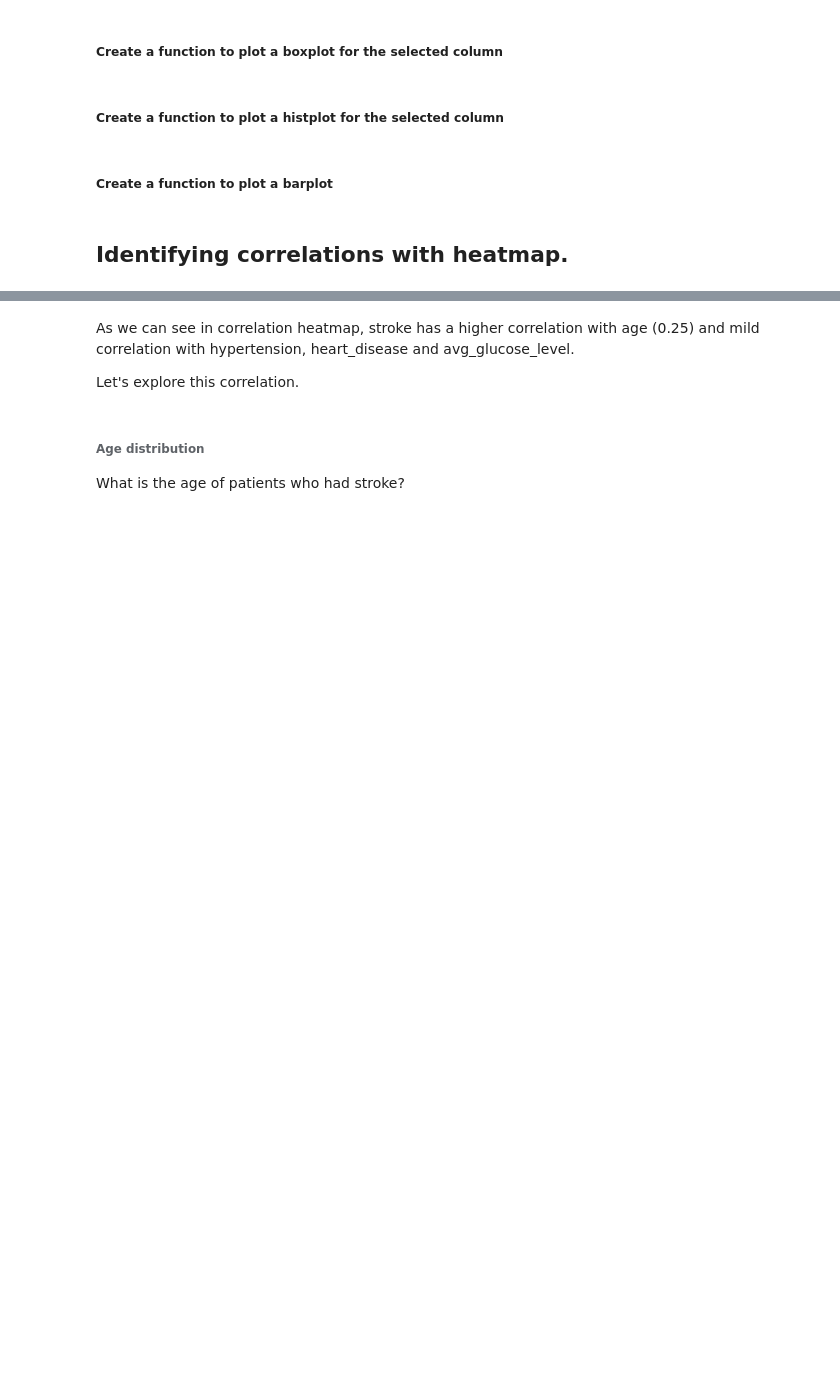
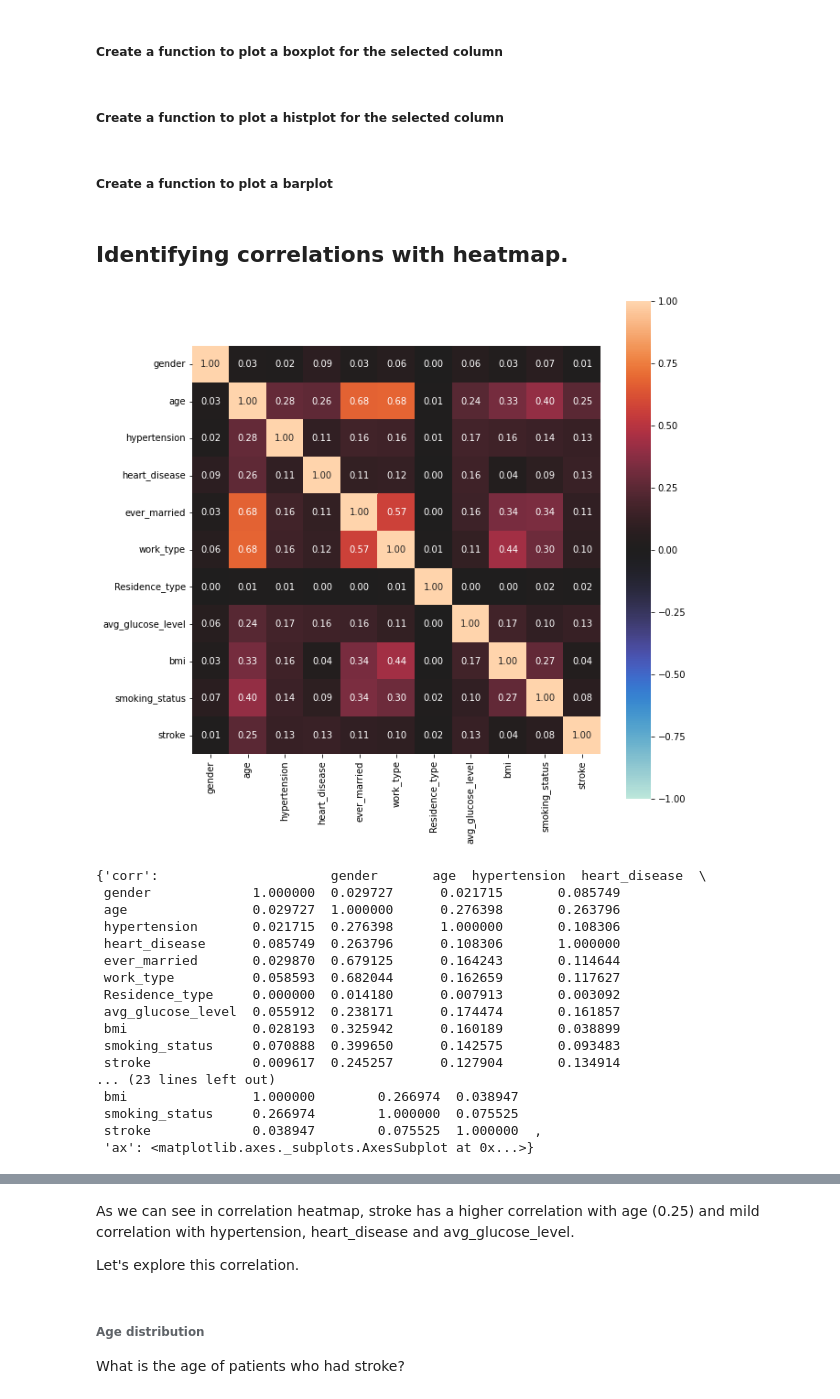
Before and after one commit to MileneCV/Stroke_Prediction_project, a Jupyter notebook: stroke_prediction_part4.ipynb, the cells around one changed output, grey strips where cells are left out. Drawn from its saved outputs; the diff is of its cells as text; code cells hidden in the pictures; blank space fills up the shorter version.

```diff
--- a/stroke_prediction_part4.ipynb
+++ b/stroke_prediction_part4.ipynb
@@ -683,6 +707,28 @@ def plot_bar(df1,df2,x):
     plt.show()
 # %% [markdown]
 ## Identifying correlations with heatmap.
+# %%
+# Explore correlations
+associations(df_copy, figsize=(10,10))
+# %% [output]
+[figure, added]
+{'corr':                      gender       age  hypertension  heart_disease  \
+ gender             1.000000  0.029727      0.021715       0.085749
+ age                0.029727  1.000000      0.276398       0.263796
+ hypertension       0.021715  0.276398      1.000000       0.108306
+ heart_disease      0.085749  0.263796      0.108306       1.000000
+ ever_married       0.029870  0.679125      0.164243       0.114644
+ work_type          0.058593  0.682044      0.162659       0.117627
+ Residence_type     0.000000  0.014180      0.007913       0.003092
+ avg_glucose_level  0.055912  0.238171      0.174474       0.161857
+ bmi                0.028193  0.325942      0.160189       0.038899
+ smoking_status     0.070888  0.399650      0.142575       0.093483
+ stroke             0.009617  0.245257      0.127904       0.134914
+... (23 lines left out)
+ bmi                1.000000        0.266974  0.038947
+ smoking_status     0.266974        1.000000  0.075525
+ stroke             0.038947        0.075525  1.000000  ,
+ 'ax': <matplotlib.axes._subplots.AxesSubplot at 0x...>}
 # %%
 corr = df_copy.corr()
 sns.heatmap(corr, cmap='Greens', annot = True)
```
Also changed, not shown: parts of 85 cells of this notebook.
